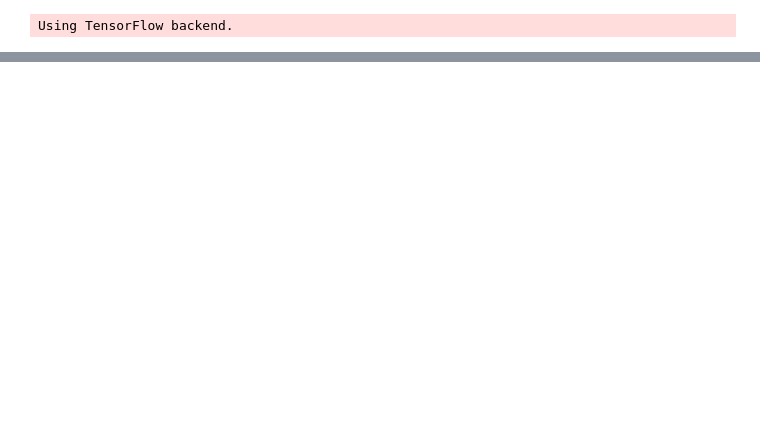
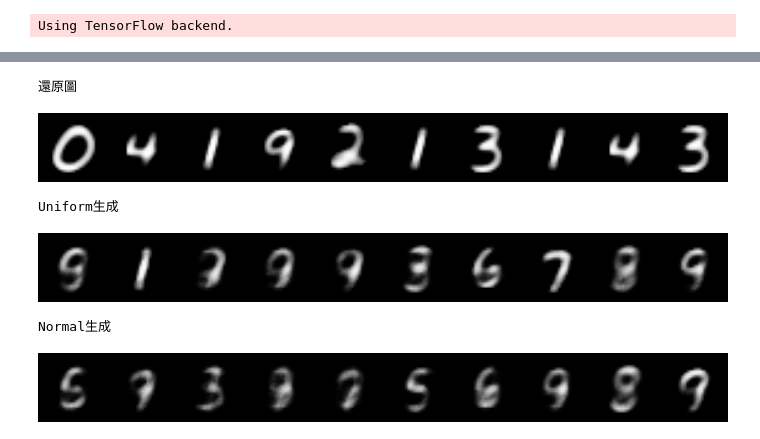
Before and after one commit to yiwen-maomao/exercise, a Jupyter notebook: Decoder.ipynb, the cells around one changed output, grey strips where cells are left out. Cells and saved outputs as stored; diff of their text form; code cells hidden in the pictures; blank space fills up the shorter version.

```diff
--- a/Decoder.ipynb
+++ b/Decoder.ipynb
@@ -138,6 +135,6 @@ Trainable params: 9,114,904
 Non-trainable params: 0
 _________________________________________________________________
 # %%
-Decoder.compile(loss='mse',optimizer='sgd')
-Decoder.fit(D_train,x_train,epochs=10,batch_size=2000)
+Decoder.compile(loss='mae',optimizer='Adam')
+Decoder.fit(D_train,x_train,epochs=20,batch_size=1000)
 # %% [output]
@@ -183,0 +178,11 @@ Normal生成
+# %%
+XD_train=np.column_stack((y_train,D_train))
+# %%
+YDecoder=models.Sequential()
+YDecoder.add(layers.Dense(input_shape=(20,),units=512,activation='relu'))
+YDecoder.add(layers.Dropout(0.5))
+YDecoder.add(layers.Dense(units=1024,activation='swish'))
+YDecoder.add(layers.Dropout(0.5))
+YDecoder.add(layers.Dense(units=784,activation='sigmoid'))
+YDecoder.add(layers.Reshape((28,28,1)))
+YDecoder.summary()
@@ -183,0 +209,10 @@ Normal生成
+# %%
+from keras import optimizers
+
+# All parameter gradients will be clipped to
+# a maximum value of 0.5 and
+# a minimum value of -0.5.
+sgd = optimizers.SGD(lr=100)
+
+YDecoder.compile(loss='mae',optimizer=sgd)
+YDecoder.fit(XD_train,x_train,epochs=500,batch_size=6000)
@@ -183,0 +238,21 @@ Normal生成
+# %%
+print('還原圖')
+reco=YDecoder.predict(XD_train)
+show(reco[1:11])
+print('Uniform生成')
+a = np.random.random((10,10))
+a = np.column_stack((np.identity(10),a))
+reco = YDecoder.predict(a)
+show(reco)
+print('Normal生成')
+a = np.random.normal(0.5,0.3,(10,10))
+a = np.column_stack((np.identity(10),a))
+reco = YDecoder.predict(a)
+show(reco)
+# %% [output]
+還原圖
+[figure, added]
+Uniform生成
+[figure, added]
+Normal生成
+[figure, added]
```
Also changed, not shown: parts of 7 cells of this notebook.
